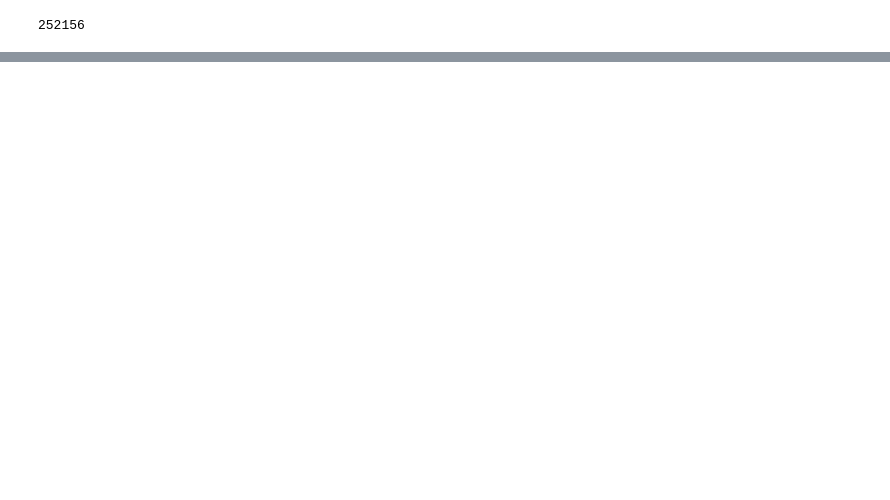
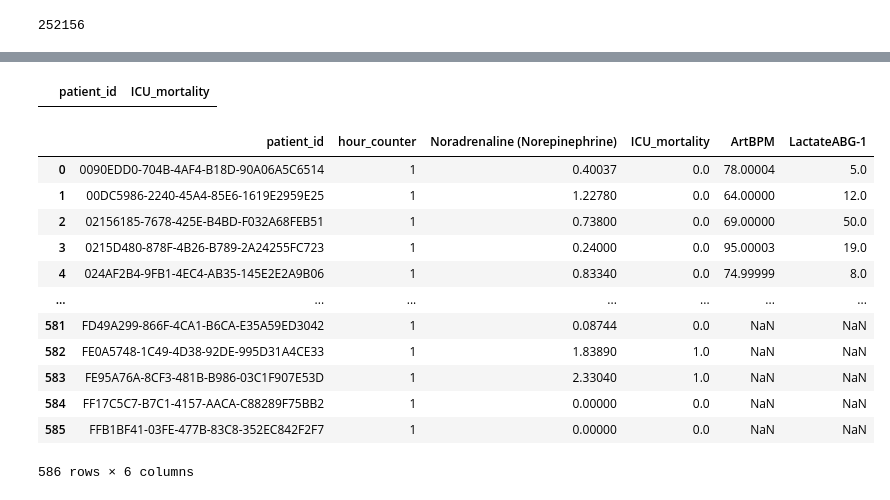
Before and after one commit to hezzi123/Final_Project, a Jupyter notebook: creatingDataForModels.ipynb, the cells around one changed output, grey strips where cells are left out. Saved outputs shown, nothing was run; the diff lists cells and outputs as text; code cells hidden in the pictures; blank space fills up the shorter version.

```diff
--- a/creatingDataForModels.ipynb
+++ b/creatingDataForModels.ipynb
@@ -81,20 +120,12 @@ print(sepsis.size)
 # %%
-import math
+# import math
 last = 0
-for i in range (0, int(sepsis.size/6)):
-    if(sepsis.loc[i,'LactateABG-1'] != -1):
+for i in range (0, int(sepsis.size/sepsis.columns.size)):
+    if(not math.isnan(sepsis.loc[i,'ArtBPM'])):
         for j in range (last, i + 1):
-            a = sepsis.at[i,'LactateABG-1']
-            sepsis.iloc[j,5] = a
+            a = sepsis.at[i,'ArtBPM']
+            sepsis.loc[j,'ArtBPM'] = a
         last = i + 1
-# %%
-last = 0
-for i in range (0, int(sepsis.size/6)):
-    if(sepsis.loc[i,'ArtBPM'] != -1):
-        for j in range (last, i + 1):
-            a = sepsis.at[i,'ArtBPM']
-            sepsis.loc[j,'ArtBPM'] = a
-        last = i + 1
 # %%
 sepsis.info()
 # %% [output]
@@ -123,0 +170,27 @@ res.head(60)
+# %%
+# create new df for the models
+columns = ['patient_id','ICU_mortality']
+df = pd.DataFrame(columns=columns)
+# df.loc[0] = ['name', 0]
+df
+# %% [output]
+|  | patient_id | ICU_mortality |
+# %%
+new_sepsis = sepsis.drop_duplicates(subset=['patient_id'], keep='first')
+
+new_sepsis = new_sepsis.reset_index(drop=True)
+new_sepsis
+# %% [output]
+|  | patient_id | hour_counter | Noradrenaline (Norepinephrine) | ICU_mortality | ArtBPM | LactateABG-1 |
+| 0 | 0090EDD0-704B-4AF4-B18D-90A06A5C6514 | 1 | 0.40037 | 0.0 | 78.00004 | 5.0 |
+| 1 | 00DC5986-2240-45A4-85E6-1619E2959E25 | 1 | 1.22780 | 0.0 | 64.00000 | 12.0 |
+| 2 | 02156185-7678-425E-B4BD-F032A68FEB51 | 1 | 0.73800 | 0.0 | 69.00000 | 50.0 |
+| 3 | 0215D480-878F-4B26-B789-2A24255FC723 | 1 | 0.24000 | 0.0 | 95.00003 | 19.0 |
+| 4 | 024AF2B4-9FB1-4EC4-AB35-145E2E2A9B06 | 1 | 0.83340 | 0.0 | 74.99999 | 8.0 |
+| ... | ... | ... | ... | ... | ... | ... |
+| 581 | FD49A299-866F-4CA1-B6CA-E35A59ED3042 | 1 | 0.08744 | 0.0 | NaN | NaN |
+| 582 | FE0A5748-1C49-4D38-92DE-995D31A4CE33 | 1 | 1.83890 | 1.0 | NaN | NaN |
+| 583 | FE95A76A-8CF3-481B-B986-03C1F907E53D | 1 | 2.33040 | 1.0 | NaN | NaN |
+| 584 | FF17C5C7-B7C1-4157-AACA-C88289F75BB2 | 1 | 0.00000 | 0.0 | NaN | NaN |
+| 585 | FFB1BF41-03FE-477B-83C8-352EC842F2F7 | 1 | 0.00000 | 0.0 | NaN | NaN |
+586 rows × 6 columns
```
Also changed, not shown: parts of 33 cells of this notebook.
